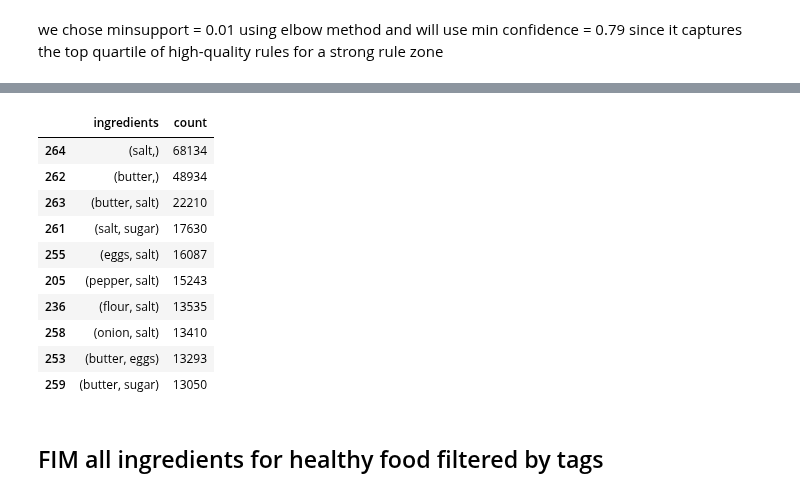
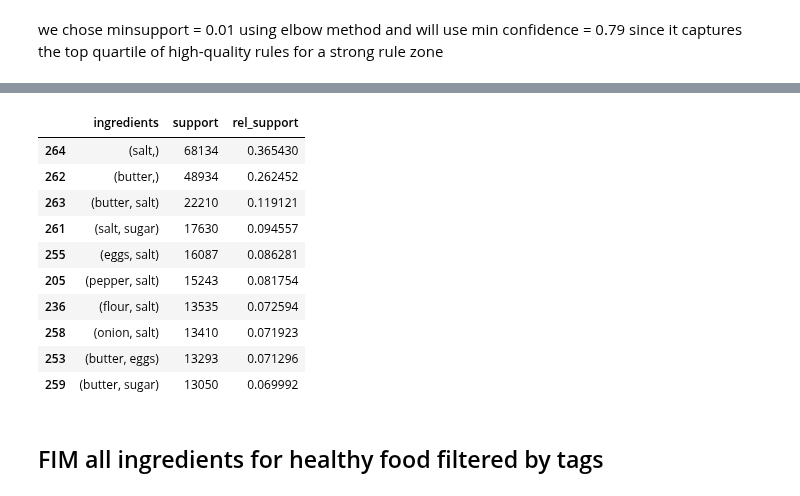
Before and after one commit to BSDSBA-JF/ML-II-Labs, a Jupyter notebook: BDCC-01/02_fim_with_mariel_updates.ipynb, the cells around one changed output, grey strips where cells are left out. Saved outputs shown, nothing was run; the diff lists cells and outputs as text; code cells hidden in the pictures.

Commit message:
Added the table and the such

```diff
--- a/BDCC-01/02_fim_with_mariel_updates.ipynb
+++ b/BDCC-01/02_fim_with_mariel_updates.ipynb
@@ -331,21 +331,24 @@ for i, (antecedent, consequent, confidence, lift) in enumerate(top10_rules,
 # %%
-(
-    pd.DataFrame(list(freq_itemsets.items()), columns=["ingredients", "count"])
-    .sort_values(by="count", ascending=False)
+non_healthy_freq_df = (
+    pd.DataFrame(list(freq_itemsets.items()), columns=["ingredients", "support"])
+    .sort_values(by="support", ascending=False)
     .head(10)
 )
+
+non_healthy_freq_df['rel_support'] = non_healthy_freq_df['support'] / num_transactions
+non_healthy_freq_df
 # %% [output]
-|  | ingredients | count |
-| 264 | (salt,) | 68134 |
-| 262 | (butter,) | 48934 |
-| 263 | (butter, salt) | 22210 |
-| 261 | (salt, sugar) | 17630 |
-| 255 | (eggs, salt) | 16087 |
-| 205 | (pepper, salt) | 15243 |
-| 236 | (flour, salt) | 13535 |
-| 258 | (onion, salt) | 13410 |
-| 253 | (butter, eggs) | 13293 |
-| 259 | (butter, sugar) | 13050 |
+|  | ingredients | support | rel_support |
+| 264 | (salt,) | 68134 | 0.365430 |
+| 262 | (butter,) | 48934 | 0.262452 |
+| 263 | (butter, salt) | 22210 | 0.119121 |
+| 261 | (salt, sugar) | 17630 | 0.094557 |
+| 255 | (eggs, salt) | 16087 | 0.086281 |
+| 205 | (pepper, salt) | 15243 | 0.081754 |
+| 236 | (flour, salt) | 13535 | 0.072594 |
+| 258 | (onion, salt) | 13410 | 0.071923 |
+| 253 | (butter, eggs) | 13293 | 0.071296 |
+| 259 | (butter, sugar) | 13050 | 0.069992 |
 # %% [markdown]
 ## FIM all ingredients for healthy food filtered by tags
 # %% [markdown]
```
Also changed, not shown: parts of 5 cells of this notebook, 1 other file.
